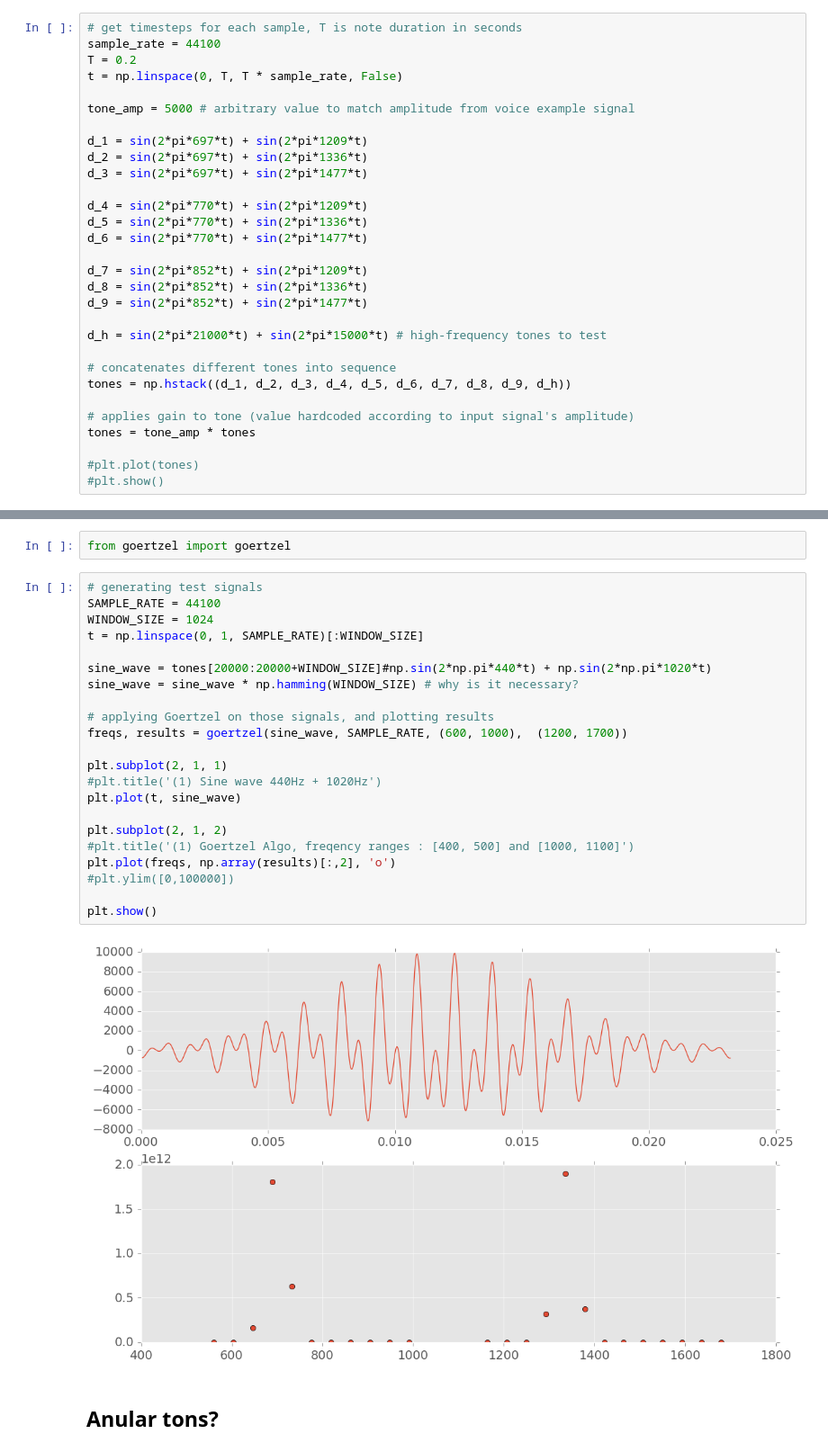
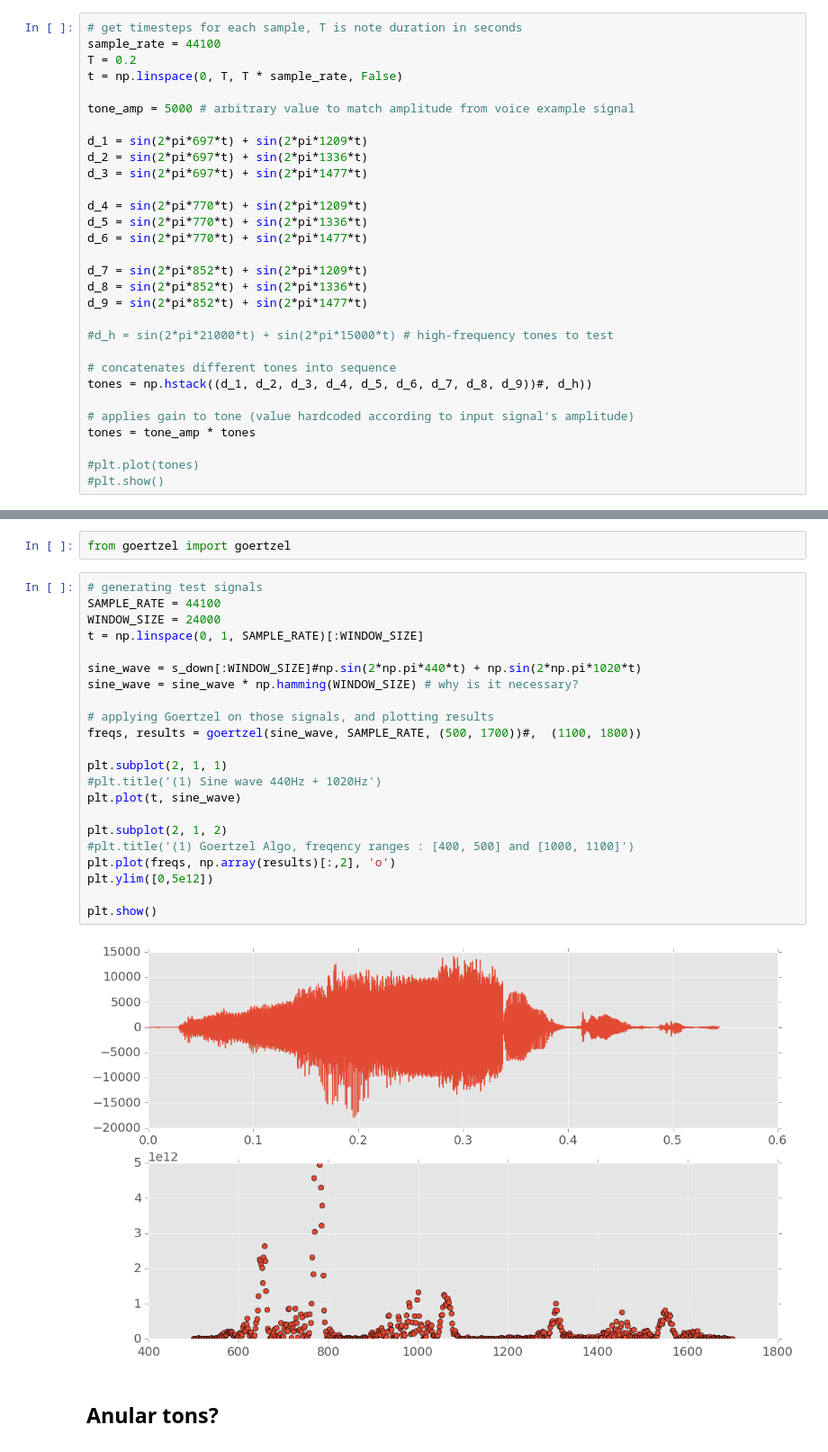
Before and after one commit to lpillmann/ufsc-dsp, a Jupyter notebook: homework/homework-filter-design-with-audio.ipynb, the cells around one changed output, grey strips where cells are left out. Shown at 90% size. Drawn from its saved outputs; the diff is of its cells as text.

Commit message:
goertzel viz improved

```diff
--- a/homework/homework-filter-design-with-audio.ipynb
+++ b/homework/homework-filter-design-with-audio.ipynb
@@ -128,10 +128,10 @@ d_7 = sin(2*pi*852*t) + sin(2*pi*1209*t)
 d_8 = sin(2*pi*852*t) + sin(2*pi*1336*t)
 d_9 = sin(2*pi*852*t) + sin(2*pi*1477*t)
 
-d_h = sin(2*pi*21000*t) + sin(2*pi*15000*t) # high-frequency tones to test
+#d_h = sin(2*pi*21000*t) + sin(2*pi*15000*t) # high-frequency tones to test
 
 # concatenates different tones into sequence
-tones = np.hstack((d_1, d_2, d_3, d_4, d_5, d_6, d_7, d_8, d_9, d_h))
+tones = np.hstack((d_1, d_2, d_3, d_4, d_5, d_6, d_7, d_8, d_9))#, d_h))
 
 # applies gain to tone (value hardcoded according to input signal's amplitude)
 tones = tone_amp * tones
@@ -371,27 +371,27 @@ from goertzel import goertzel
 # %%
 # generating test signals
 SAMPLE_RATE = 44100
-WINDOW_SIZE = 1024
+WINDOW_SIZE = 24000
 t = np.linspace(0, 1, SAMPLE_RATE)[:WINDOW_SIZE]
 
-sine_wave = tones[20000:20000+WINDOW_SIZE]#np.sin(2*np.pi*440*t) + np.sin(2*np.pi*1020*t)
+sine_wave = s_down[:WINDOW_SIZE]#np.sin(2*np.pi*440*t) + np.sin(2*np.pi*1020*t)
 sine_wave = sine_wave * np.hamming(WINDOW_SIZE) # why is it necessary?
 
 # applying Goertzel on those signals, and plotting results
-freqs, results = goertzel(sine_wave, SAMPLE_RATE, (600, 1000),  (1200, 1700))
+freqs, results = goertzel(sine_wave, SAMPLE_RATE, (500, 1700))#,  (1100, 1800))
 
 plt.subplot(2, 1, 1)
 #plt.title('(1) Sine wave 440Hz + 1020Hz')
 plt.plot(t, sine_wave)
 
 plt.subplot(2, 1, 2)
 #plt.title('(1) Goertzel Algo, freqency ranges : [400, 500] and [1000, 1100]')
 plt.plot(freqs, np.array(results)[:,2], 'o')
-#plt.ylim([0,100000])
+plt.ylim([0,5e12])
 
 plt.show()
 # %% [output]
-[figure, old version]
+[figure, new version]
 # %% [markdown]
 ## Anular tons?
 # %% [markdown]
```
Also changed, not shown: parts of 8 cells of this notebook.
